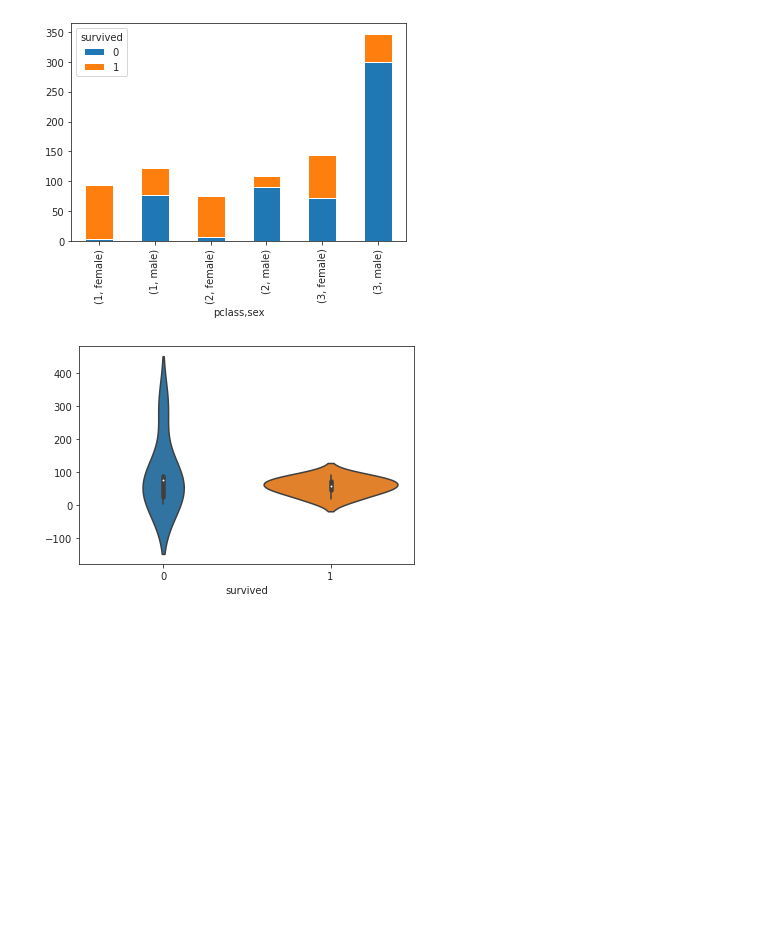
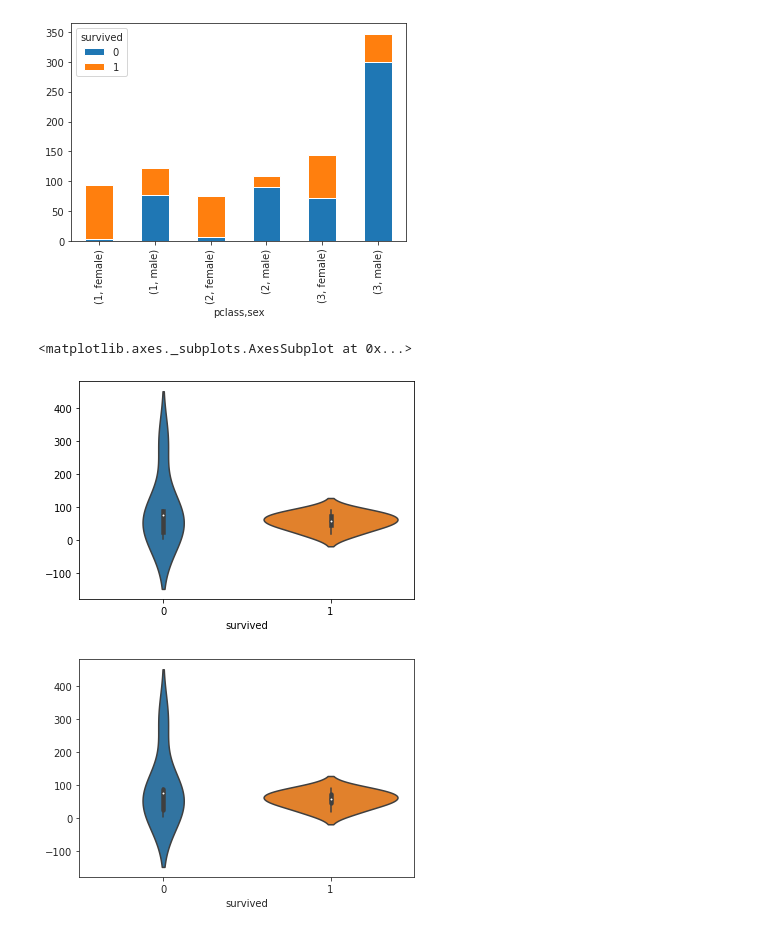
Before and after one commit to keliwu5/ML100Days, a Jupyter notebook: homework/作業題目_D21.ipynb, the cells around one changed output. Drawn from its saved outputs; the diff is of its cells as text; code cells hidden in the pictures; blank space fills up the shorter version.

```diff
--- a/homework/作業題目_D21.ipynb
+++ b/homework/作業題目_D21.ipynb
@@ -135,6 +131,11 @@ survived_counts
 # %% [output]
 <matplotlib.axes._subplots.AxesSubplot at 0x...>
 [figure]
+# %%
+sns.violinplot(data=survived_counts)
+# %% [output]
+<matplotlib.axes._subplots.AxesSubplot at 0x...>
+[figure, added]
 # %%
 # 直接使用PANDAS dataframe, 當作參數
 #條形圖()顯示分類變數和連續變數之間的關係。數據以矩形條表示,其中條的長度表示該類別中數據的比例。
```
Also changed, not shown: parts of 5 cells of this notebook.
